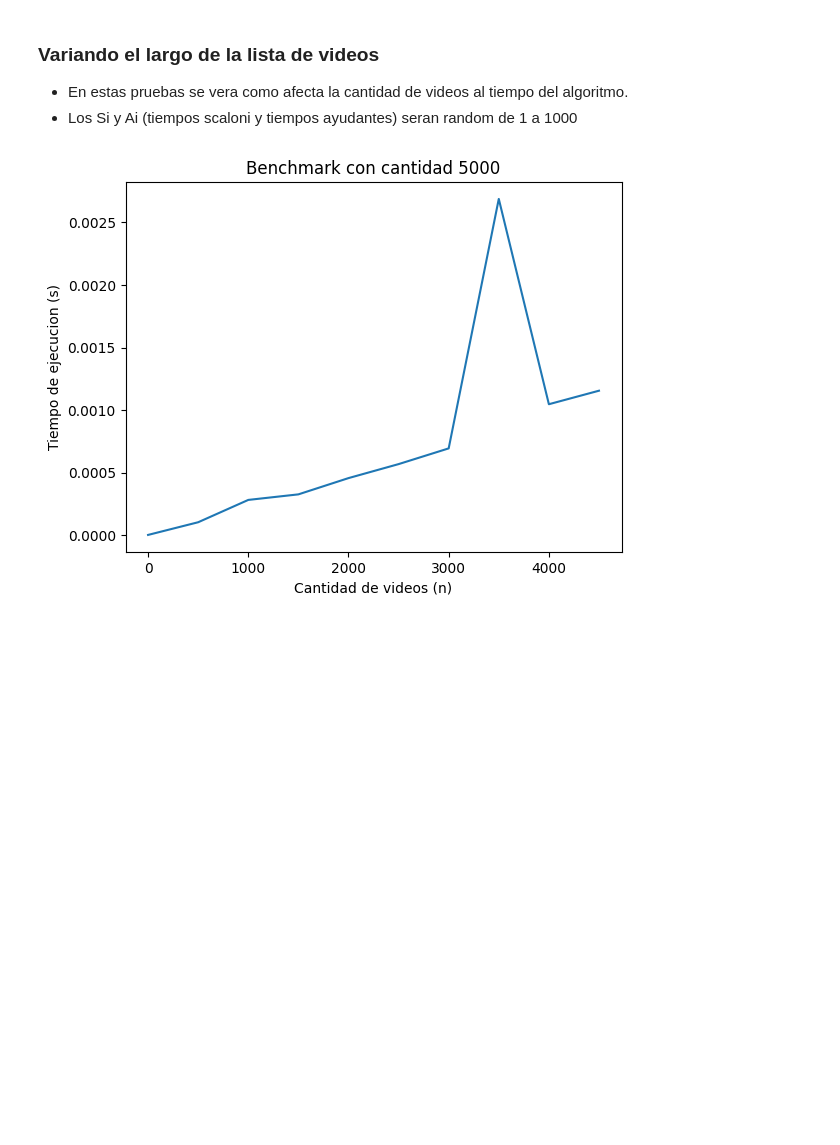
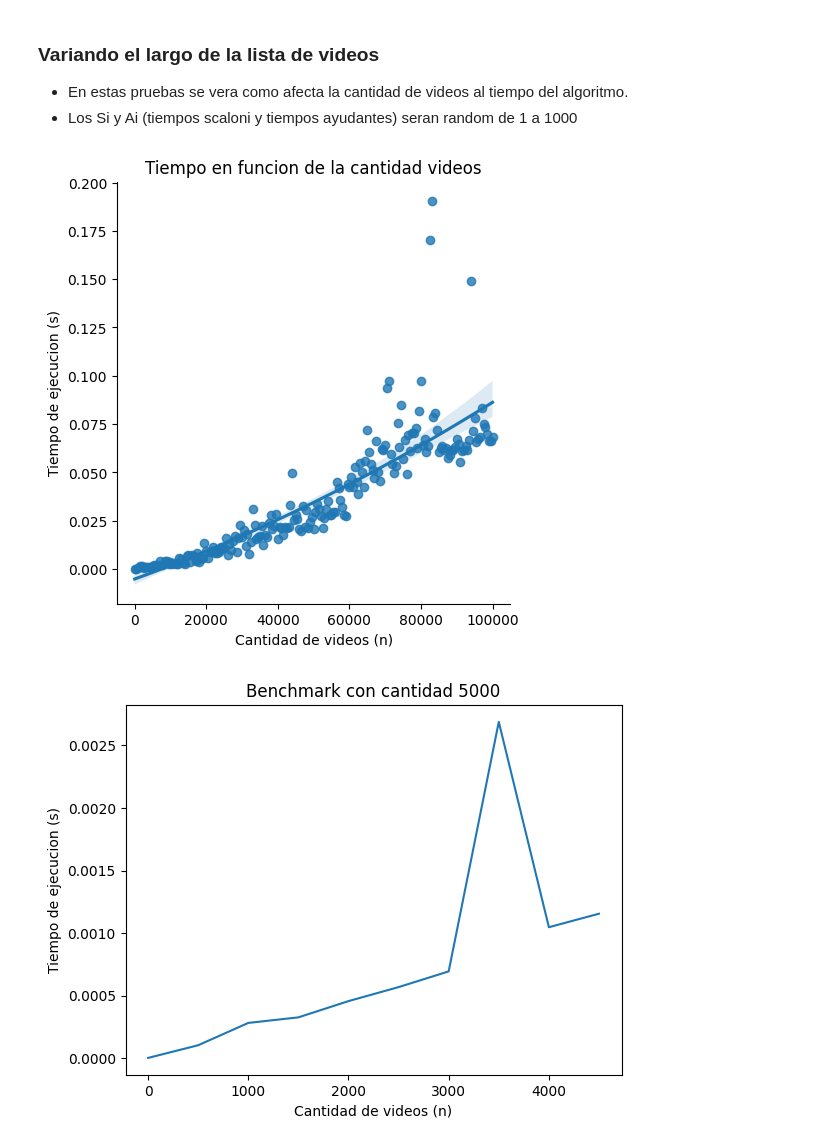
Before and after one commit to joaquinparodi/TDA-greedy-algorithms, a Jupyter notebook: analisis.ipynb, the cells around one changed output. Saved outputs shown, nothing was run; the diff lists cells and outputs as text; code cells hidden in the pictures; blank space fills up the shorter version.

Commit message:
Agrego funciones 'finales'

```diff
--- a/analisis.ipynb
+++ b/analisis.ipynb
@@ -23,6 +25,25 @@ def generar_tiempos_random(cantidad, max):
 
 * En estas pruebas se vera como afecta la cantidad de videos al tiempo del algoritmo.
 * Los Si y Ai (tiempos scaloni y tiempos ayudantes) seran random de 1 a 1000
+# %%
+def plottear_tiempos_en_funcion_de_cantidad_de_videos():
+
+    cantidades = [ i for i in range(0, 100001, 500) ]
+    max_tiempos = 1000
+
+    tiempos = []
+    for index, cantidad in enumerate(cantidades):
+        tiempos.append(correr_benchmark(cantidad, max_tiempos))
+
+    df = pd.DataFrame(data={"cantidades": cantidades, "tiempos": tiempos})
+    sns.lmplot(x='cantidades', y='tiempos', data=df, order=2)
+    plt.title("Tiempo en funcion de la cantidad videos")
+    plt.xlabel("Cantidad de videos (n)")
+    plt.ylabel("Tiempo de ejecucion (s)")
+
+plottear_tiempos_en_funcion_de_cantidad_de_videos()
+# %% [output]
+[figure, added]
 # %%
 
 def plotear_tiempos_cantidad_variante():
```
Also changed, not shown: parts of 2 cells of this notebook.
